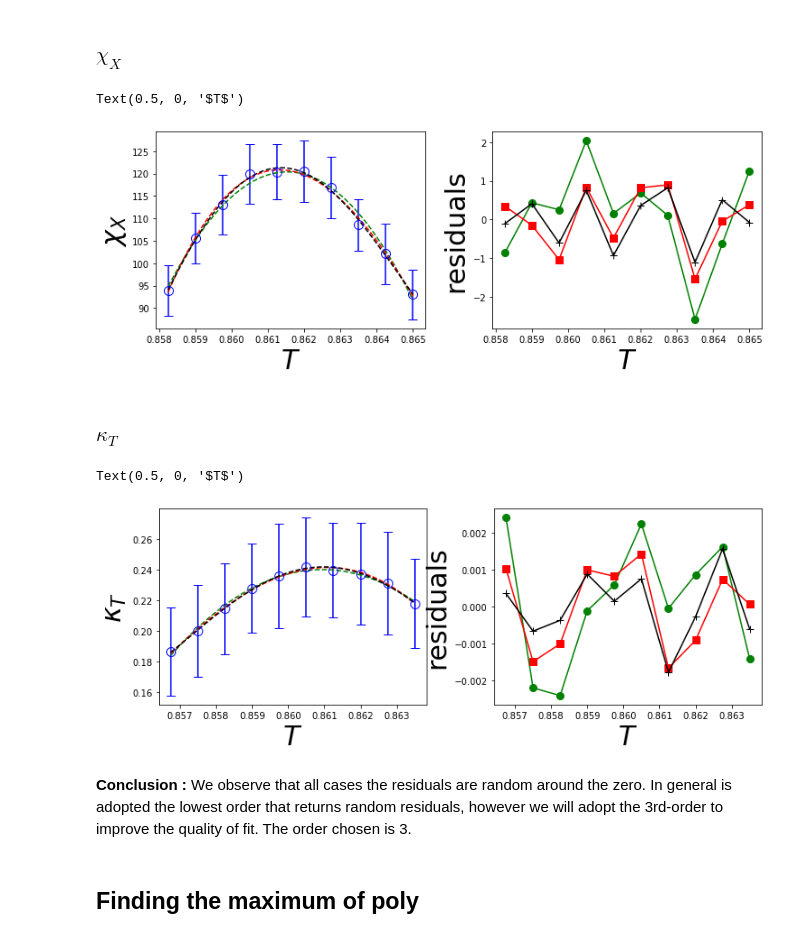
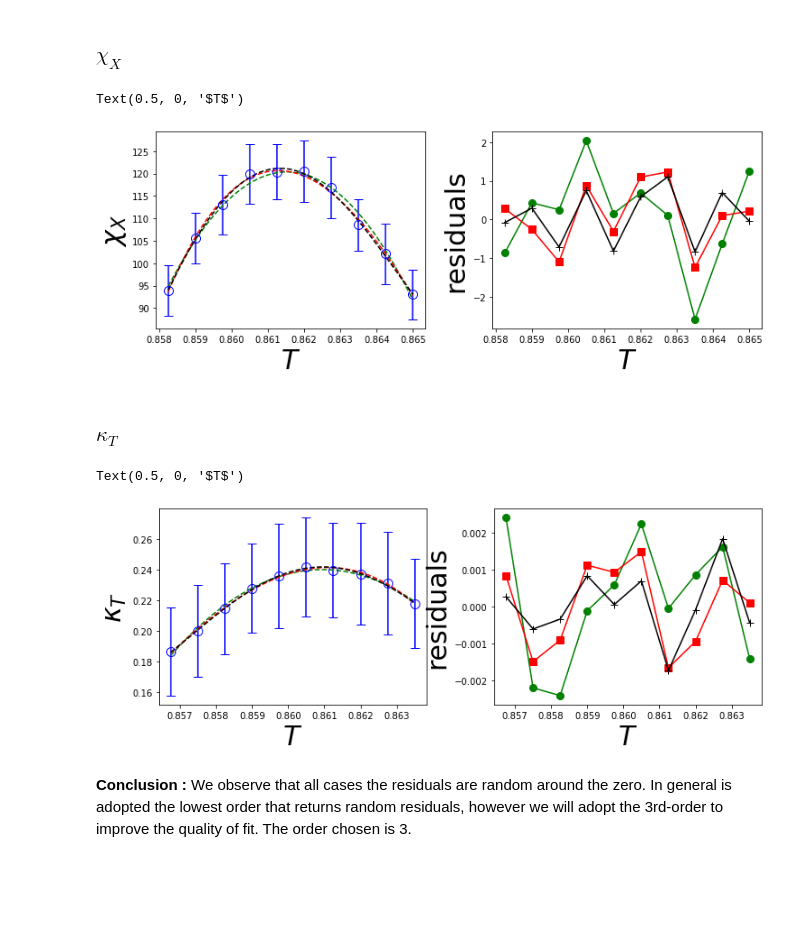
Before and after one commit to apfurlan/CPH_find_max, a Jupyter notebook: findMax.ipynb, the cells around one changed output. Saved outputs shown, nothing was run; the diff lists cells and outputs as text; code cells hidden in the pictures; blank space fills up the shorter version.

```diff
--- a/findMax.ipynb
+++ b/findMax.ipynb
@@ -137,36 +137,38 @@ newErrchiX = chiXERR[np.argmax(chiX)-offset:np.argmax(chiX)+offset]
 
 # ploting considering the error
 ax1.errorbar(newTemp,newchiX,yerr=newErrchiX,
              fmt='bo',mfc='None',ms=10,capsize=5)
 
 # creating an array between max and min temperatures
 xx = np.arange(newTemp[0],newTemp[-1],0.0000001)
 
 # the errors are used as weigths of LSM
 popt = np.polyfit(newTemp,newchiX,
                   w=1./(newErrchiX)**2,deg=2)
 ax1.plot(xx,np.polyval(popt,xx),'g--')
 ax2.plot(newTemp,newchiX - np.polyval(popt,newTemp),
          'g-o',ms=8)
 
-popt = np.polyfit(newTemp,newchiX,deg=3)
+popt = np.polyfit(newTemp,newchiX,
+                  w=1./(newErrchiX)**2,deg=3)
 ax1.plot(xx,np.polyval(popt,xx),'r--')
 ax2.plot(newTemp,newchiX - np.polyval(popt,newTemp),
          'r-s',ms=8)
 
-popt = np.polyfit(newTemp,newchiX,deg=4)
+popt = np.polyfit(newTemp,newchiX,
+                  w=1./(newErrchiX)**2,deg=4)
 ax1.plot(xx,np.polyval(popt,xx),'k--')
 ax2.plot(newTemp,newchiX - np.polyval(popt,newTemp),
          'k-+',ms=8)
 
 
 ax1.set_ylabel('$\chi_X$',fontsize=30)
 ax2.set_ylabel('residuals',fontsize=30)
 ax1.set_xlabel('$T$',fontsize=30)
 ax2.set_xlabel('$T$',fontsize=30)
 # %% [output]
 Text(0.5, 0, '$T$')
-[figure, old version]
+[figure, new version]
 # %% [markdown]
 ### $\kappa_T$
 # %%
@@ -194,12 +196,14 @@ ax1.plot(xx,np.polyval(popt,xx),'g--')
 ax2.plot(newTemp,newkt - np.polyval(popt,newTemp),
          'g-o',ms=8)
 
-popt = np.polyfit(newTemp,newkt,deg=3)
+popt = np.polyfit(newTemp,newkt,
+                  w=1./(newErrkt)**2,deg=3)
 ax1.plot(xx,np.polyval(popt,xx),'r--')
 ax2.plot(newTemp,newkt - np.polyval(popt,newTemp),
          'r-s',ms=8)
 
-popt = np.polyfit(newTemp,newkt,deg=4)
+popt = np.polyfit(newTemp,newkt,
+                  w=1./(newErrkt)**2,deg=4)
 ax1.plot(xx,np.polyval(popt,xx),'k--')
 ax2.plot(newTemp,newkt - np.polyval(popt,newTemp),
          'k-+',ms=8)
@@ -211,8 +215,6 @@ ax1.set_xlabel('$T$',fontsize=30)
 ax2.set_xlabel('$T$',fontsize=30)
 # %% [output]
 Text(0.5, 0, '$T$')
-[figure, old version]
+[figure, new version]
 # %% [markdown]
 **Conclusion :** We observe that all cases the residuals are random around the zero. In general is adopted the lowest order that returns random residuals, however we will adopt the 3rd-order to improve the quality of fit. The order chosen is 3.
-# %% [markdown]
-## Finding the maximum of poly
```
Also changed, not shown: parts of 2 cells of this notebook.
